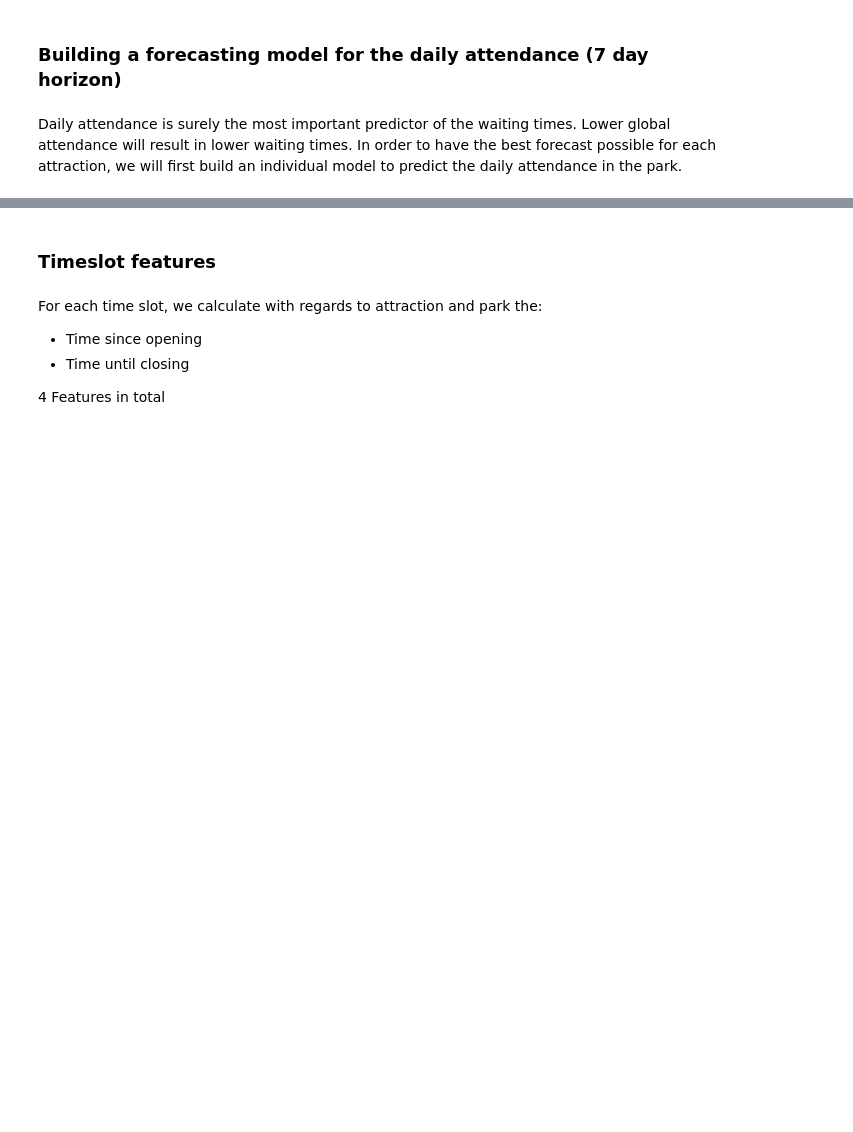
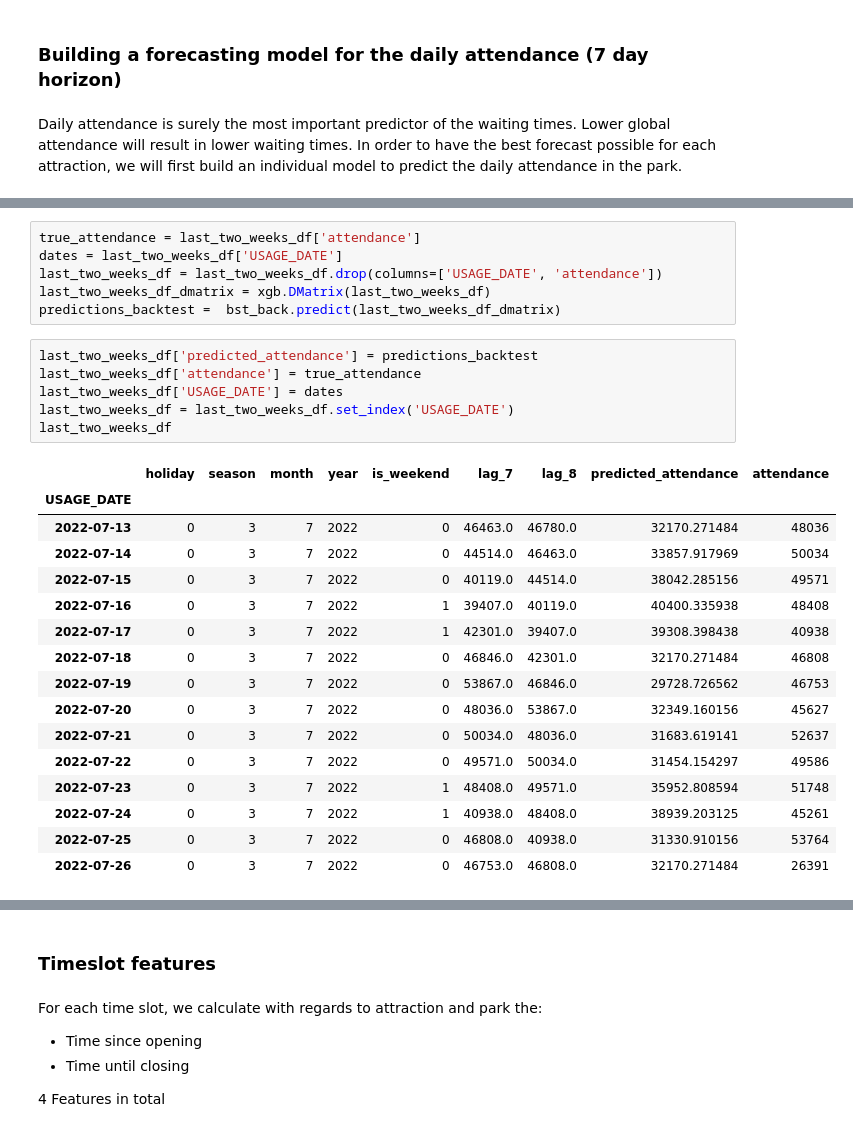
Before and after one commit to MaximeGasc/eleven_challenge, a Jupyter notebook: model.ipynb, the cells around one changed output, grey strips where cells are left out. Cells and saved outputs as stored; diff of their text form; blank space fills up the shorter version.

```diff
--- a/model.ipynb
+++ b/model.ipynb
@@ -317,0 +609,29 @@ df_attendance
+# %%
+true_attendance = last_two_weeks_df['attendance']
+dates = last_two_weeks_df['USAGE_DATE']
+last_two_weeks_df = last_two_weeks_df.drop(columns=['USAGE_DATE', 'attendance'])
+last_two_weeks_df_dmatrix = xgb.DMatrix(last_two_weeks_df)
+predictions_backtest =  bst_back.predict(last_two_weeks_df_dmatrix)
+# %%
+last_two_weeks_df['predicted_attendance'] = predictions_backtest
+last_two_weeks_df['attendance'] = true_attendance
+last_two_weeks_df['USAGE_DATE'] = dates
+last_two_weeks_df = last_two_weeks_df.set_index('USAGE_DATE')
+last_two_weeks_df
+# %% [output]
+|  | holiday | season | month | year | is_weekend | lag_7 | lag_8 | predicted_attendance | attendance |
+| USAGE_DATE |  |  |  |  |  |  |  |  |  |
+| 2022-07-13 | 0 | 3 | 7 | 2022 | 0 | 46463.0 | 46780.0 | 32170.271484 | 48036 |
+| 2022-07-14 | 0 | 3 | 7 | 2022 | 0 | 44514.0 | 46463.0 | 33857.917969 | 50034 |
+| 2022-07-15 | 0 | 3 | 7 | 2022 | 0 | 40119.0 | 44514.0 | 38042.285156 | 49571 |
+| 2022-07-16 | 0 | 3 | 7 | 2022 | 1 | 39407.0 | 40119.0 | 40400.335938 | 48408 |
+| 2022-07-17 | 0 | 3 | 7 | 2022 | 1 | 42301.0 | 39407.0 | 39308.398438 | 40938 |
+| 2022-07-18 | 0 | 3 | 7 | 2022 | 0 | 46846.0 | 42301.0 | 32170.271484 | 46808 |
+| 2022-07-19 | 0 | 3 | 7 | 2022 | 0 | 53867.0 | 46846.0 | 29728.726562 | 46753 |
+| 2022-07-20 | 0 | 3 | 7 | 2022 | 0 | 48036.0 | 53867.0 | 32349.160156 | 45627 |
+| 2022-07-21 | 0 | 3 | 7 | 2022 | 0 | 50034.0 | 48036.0 | 31683.619141 | 52637 |
+| 2022-07-22 | 0 | 3 | 7 | 2022 | 0 | 49571.0 | 50034.0 | 31454.154297 | 49586 |
+| 2022-07-23 | 0 | 3 | 7 | 2022 | 1 | 48408.0 | 49571.0 | 35952.808594 | 51748 |
+| 2022-07-24 | 0 | 3 | 7 | 2022 | 1 | 40938.0 | 48408.0 | 38939.203125 | 45261 |
+| 2022-07-25 | 0 | 3 | 7 | 2022 | 0 | 46808.0 | 40938.0 | 31330.910156 | 53764 |
+| 2022-07-26 | 0 | 3 | 7 | 2022 | 0 | 46753.0 | 46808.0 | 32170.271484 | 26391 |
```
Also changed, not shown: parts of 36 cells of this notebook.
